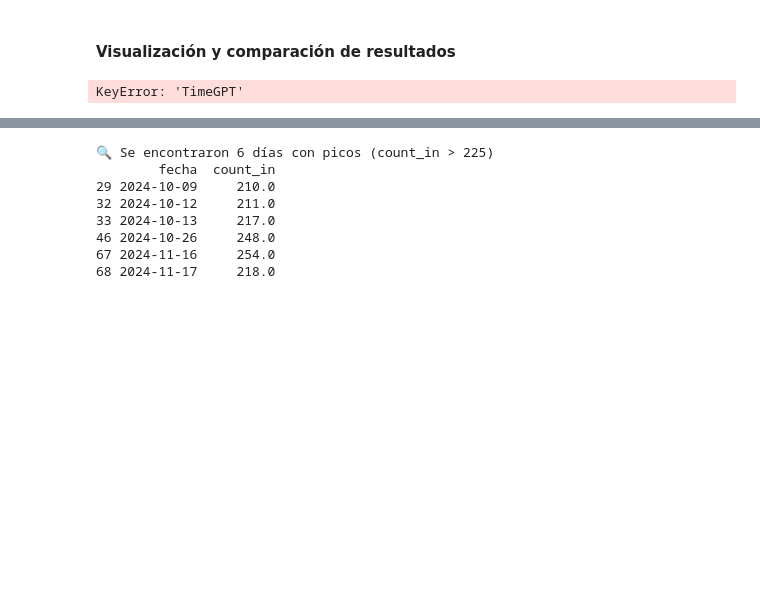
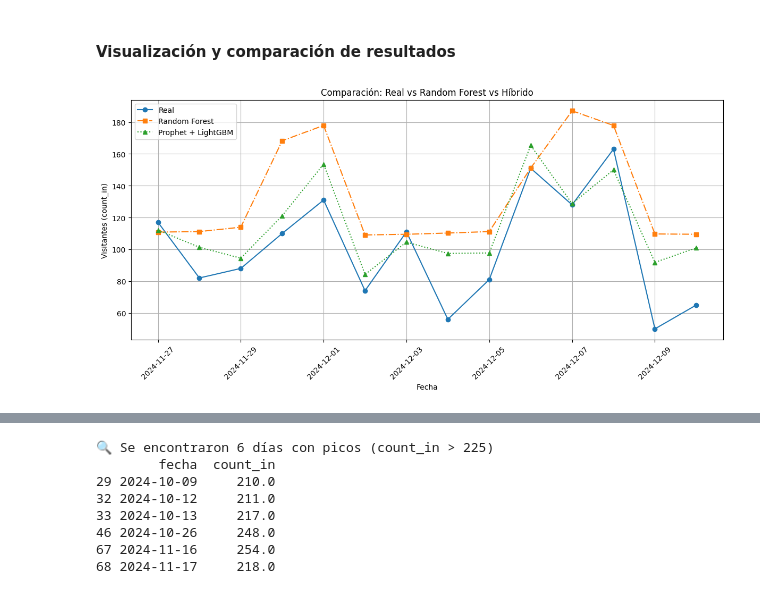
Before and after one commit to hugoloopez/NaturalParkOcuppancy, a Jupyter notebook: obtencion_tratamiento_datos.ipynb, the cells around one changed output, grey strips where cells are left out. Cells and saved outputs as stored; diff of their text form; code cells hidden in the pictures; blank space fills up the shorter version.

Commit message:
fix: gnerar gráficas sin TimeGpt y quitar atipicos

```diff
--- a/obtencion_tratamiento_datos.ipynb
+++ b/obtencion_tratamiento_datos.ipynb
@@ -475,7 +477,7 @@ df_regression
 ### Random forest
 # %%
 df = df_regression.copy()
-
+df = df[df['count_in'] <= 225].copy()
 X = df.drop(columns=['count_in', 'fecha'])
 y = df['count_in']
 
@@ -714,34 +716,34 @@ Explained Variance: 0.500
 # %%
 df_comparacion = pd.DataFrame({
     'Fecha': df['fecha'].values[-14:],
     'Real': df['count_in'].values[-14:],
-    'TimeGPT': forecast['TimeGPT'].values[-14:],
+    # 'TimeGPT': forecast['TimeGPT'].values[-14:],
     'RandomForest': y_pred_cv[-14:],
     'Hibrido': y_pred_final[-14:]
 })
 
-df_comparacion['Error_TimeGPT'] = abs(df_comparacion['Real'] - df_comparacion['TimeGPT'])
+# df_comparacion['Error_TimeGPT'] = abs(df_comparacion['Real'] - df_comparacion['TimeGPT'])
 df_comparacion['Error_RF'] = abs(df_comparacion['Real'] - df_comparacion['RandomForest'])
 df_comparacion['Error_Hibrido'] = abs(df_comparacion['Real'] - df_comparacion['Hibrido'])
 
 df_comparacion.set_index('Fecha', inplace=True)
 
 plt.figure(figsize=(12, 6))
 plt.plot(df_comparacion.index, df_comparacion['Real'], label='Real', marker='o')
-plt.plot(df_comparacion.index, df_comparacion['TimeGPT'], label='TimeGPT', linestyle='--', marker='x')
+# plt.plot(df_comparacion.index, df_comparacion['TimeGPT'], label='TimeGPT', linestyle='--', marker='x')
 plt.plot(df_comparacion.index, df_comparacion['RandomForest'], label='Random Forest', linestyle='-.', marker='s')
 plt.plot(df_comparacion.index, df_comparacion['Hibrido'], label='Prophet + LightGBM', linestyle=':', marker='^')
 
-plt.title('Comparación: Real vs TimeGPT vs Random Forest vs Híbrido')
+plt.title('Comparación: Real vs Random Forest vs Híbrido')
 plt.xlabel('Fecha')
 plt.ylabel('Visitantes (count_in)')
 plt.legend()
 plt.grid(True)
 plt.xticks(rotation=45)
 plt.tight_layout()
 plt.show()
 # %% [output]
-KeyError: 'TimeGPT'
+[figure, added]
 # %%
 plt.figure(figsize=(12, 5))
 offset = pd.Timedelta(days=0.25)
```
Also changed, not shown: parts of 5 cells of this notebook.
